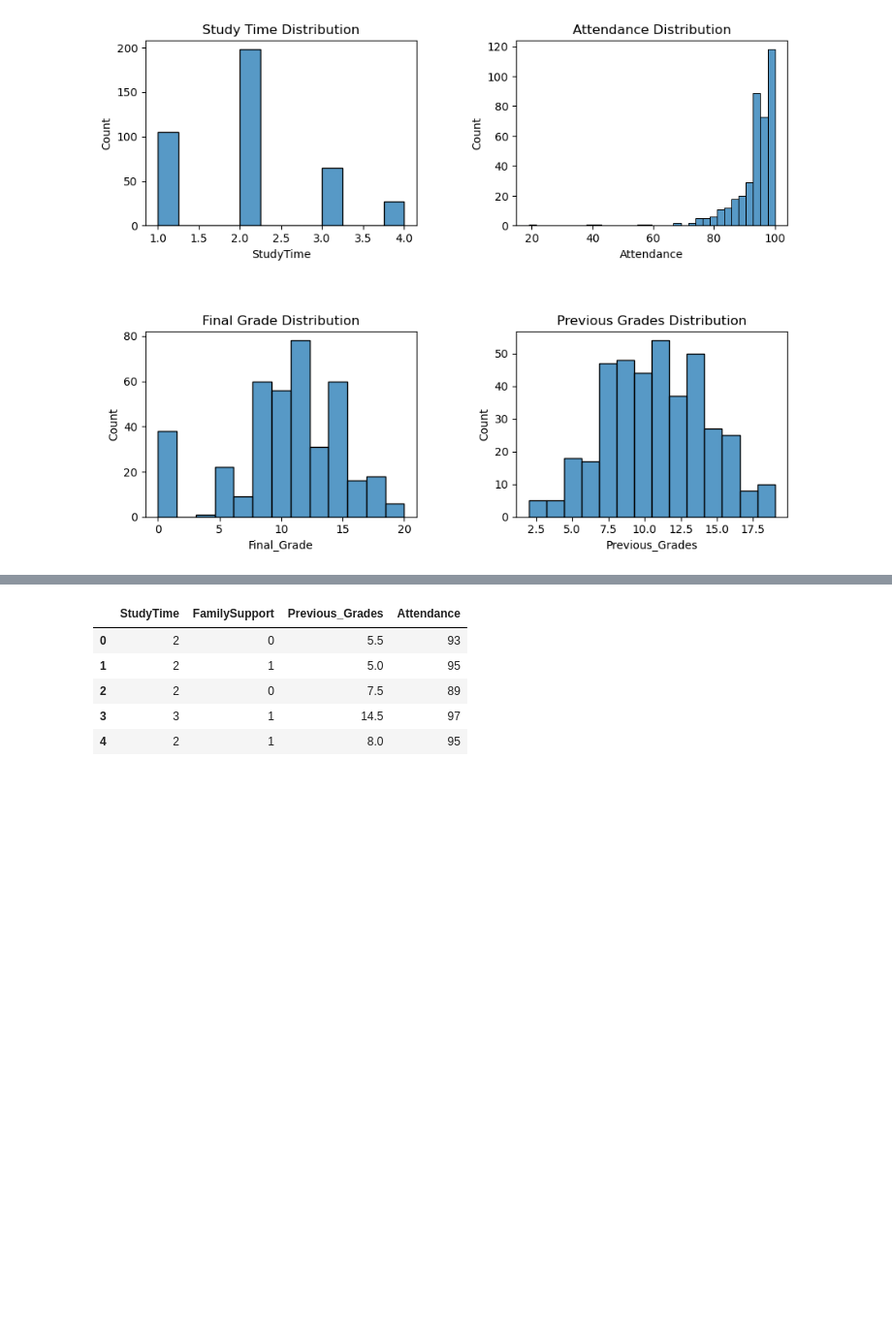
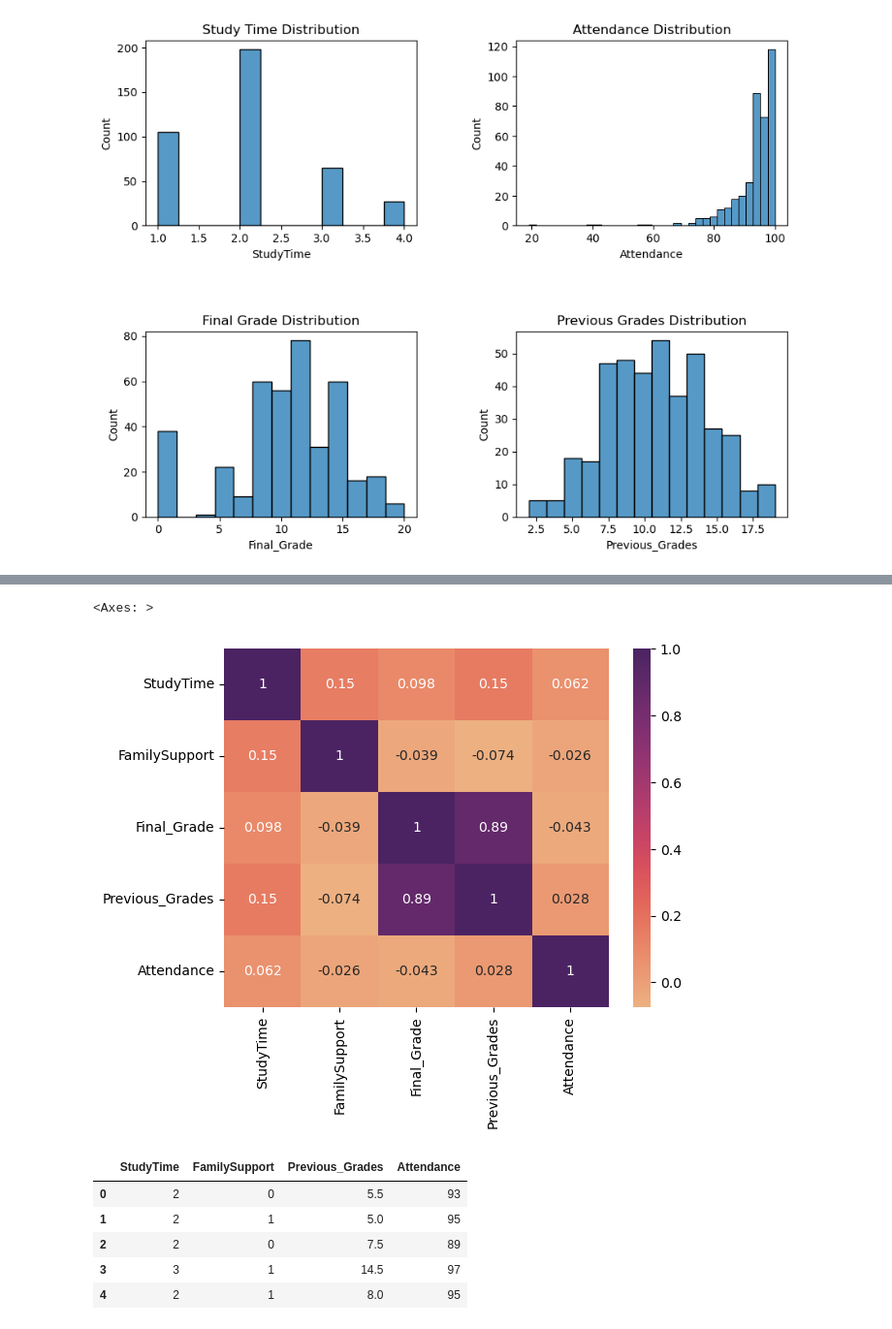
Before and after one commit to christiandarvs/CSIS311-ML, a Jupyter notebook: lab/midterm_exam.ipynb, the cells around one changed output, grey strips where cells are left out. Shown at 97% size. Saved outputs shown, nothing was run; the diff lists cells and outputs as text; code cells hidden in the pictures; blank space fills up the shorter version.

```diff
--- a/lab/midterm_exam.ipynb
+++ b/lab/midterm_exam.ipynb
@@ -153,3 +170,9 @@ plt.show()
+# %%
+corr = df.corr()
+sns.heatmap(corr, annot=True, cmap="flare")
+# %% [output]
+<Axes: >
+[figure, added]
 # %%
 X = df.drop("Final_Grade", axis=1)
 y = df["Final_Grade"]
```
Also changed, not shown: parts of 7 cells of this notebook.
